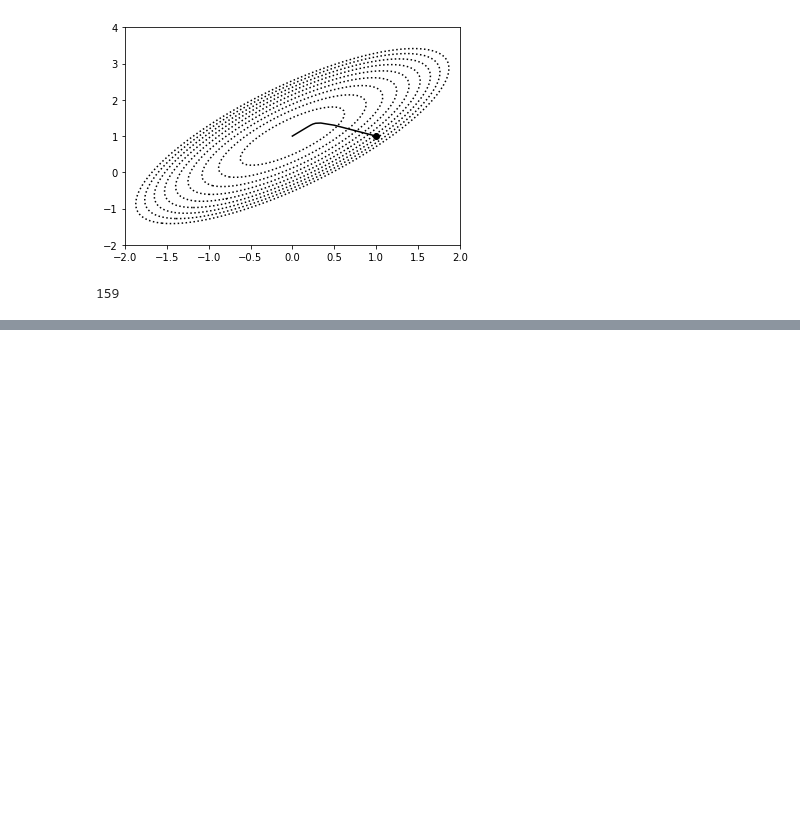
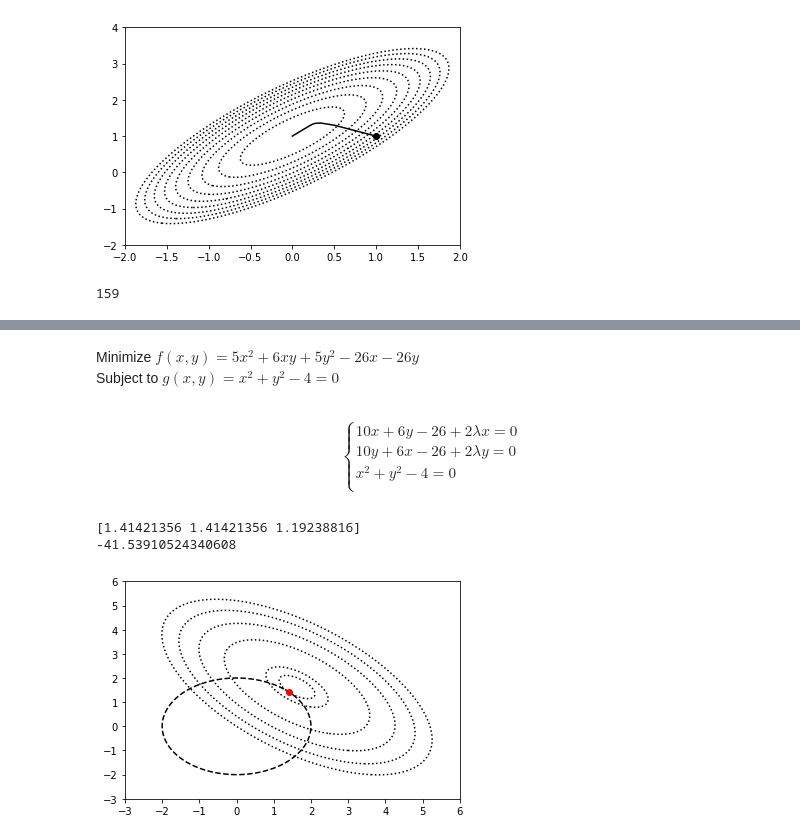
Before and after one commit to predora005/machine-learning-playground, a Jupyter notebook: 01.essence_of_machine_learning/04-08.mathematical_adaptation.ipynb, the cells around one changed output, grey strips where cells are left out. Saved outputs shown, nothing was run; the diff lists cells and outputs as text; code cells hidden in the pictures; blank space fills up the shorter version.

```diff
--- a/01.essence_of_machine_learning/04-08.mathematical_adaptation.ipynb
+++ b/01.essence_of_machine_learning/04-08.mathematical_adaptation.ipynb
@@ -302,0 +414,26 @@ print(len(algo.path_))
+# %% [markdown]
+Minimize $f(x,y) = 5x^2 + 6xy + 5y^2 - 26x - 26y$\
+Subject to $g(x, y) = x^2 + y^2 -4 = 0$
+# %% [markdown]
+$$
+    \begin{cases}
+        10x + 6y - 26 + 2\lambda{x} = 0\\
+        10y + 6x - 26 + 2\lambda{y} = 0\\
+        x^2 + y^2 -4 = 0\\
+    \end{cases}
+$$
+# %%
+def f(X):
+    x, y = X
+    return 5*x**2 + 6*x*y + 5*y**2 - 26*x - 26*y
+
+def g(X):
+    x, y = X
+    return x**2 + y**2 - 4
+
+def df(X):
+    x, y, L = X
+    df_x = 10*x + 6*y - 26 + 2*L*x
+    df_y = 10*y + 6*x - 26 + 2*L*y
+    df_L = x**2 + y**2 - 4
+    return np.array([df_x, df_y, df_L])
@@ -302,0 +442,30 @@ print(len(algo.path_))
+# %%
+root = fsolve(df, [1, 1, 1])
+x, y = root[0], root[1]
+print(root)
+print(f([x, y]))
+# %% [output]
+[1.41421356 1.41421356 1.19238816]
+-41.53910524340608
+# %%
+# f(x, y)が最小値となる点をプロット
+plt.plot(x, y, color="r", marker="o")
+
+# 等高線の描画
+xs = np.linspace(-3, 6, 100)
+ys = np.linspace(-3, 6, 100)
+xmesh, ymesh = np.meshgrid(xs, ys)
+
+fx = f([xmesh, ymesh])
+gx = g([xmesh, ymesh])
+
+levels_f = [-41.5, -40, -30, -20, -10, 0]
+levels_g = [0]
+
+plt.xlim(-3, 6)
+plt.ylim(-3, 6)
+plt.contour(xmesh, ymesh, fx, levels=levels_f, colors="k", linestyles="dotted")
+plt.contour(xmesh, ymesh, gx, levels=levels_g, colors="k", linestyles="--")
+plt.show()
+# %% [output]
+[figure, added]
```
Also changed, not shown: parts of 14 cells of this notebook, 3 other files.
